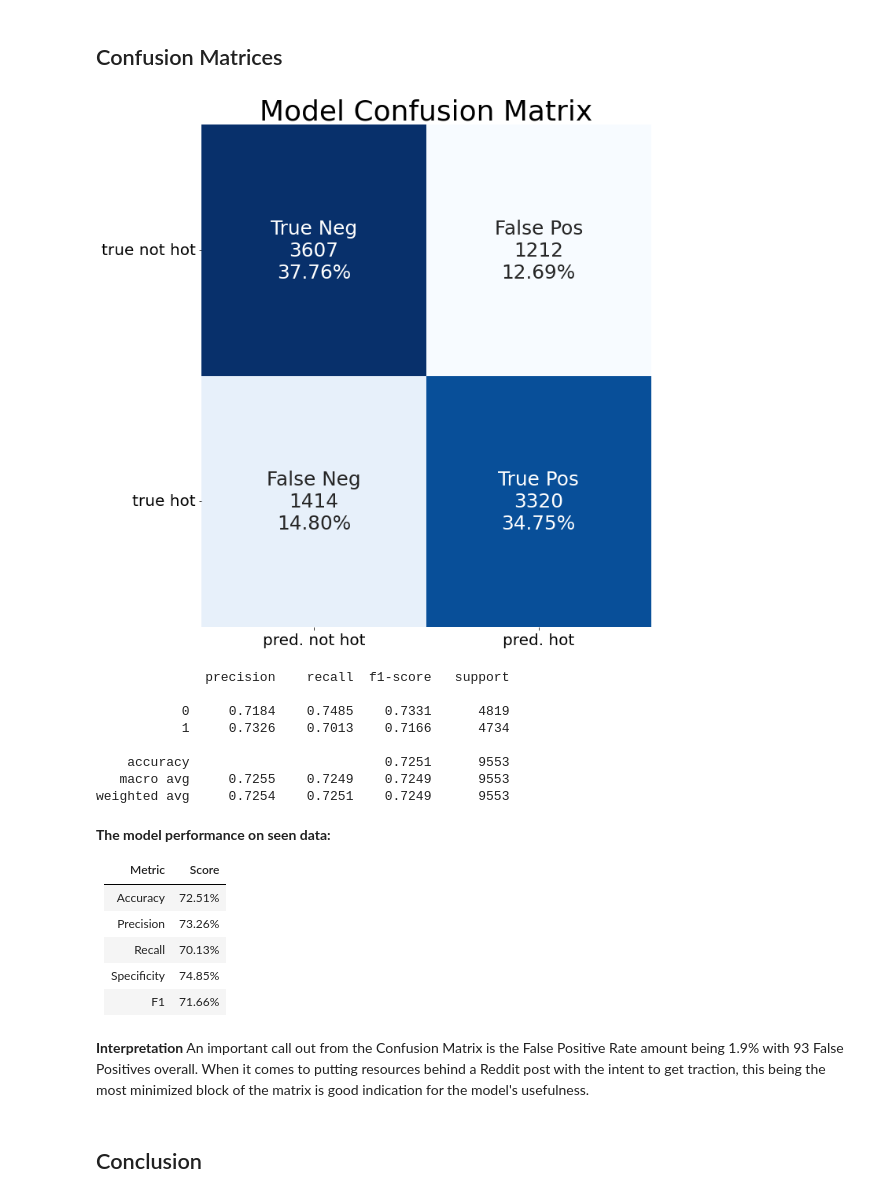
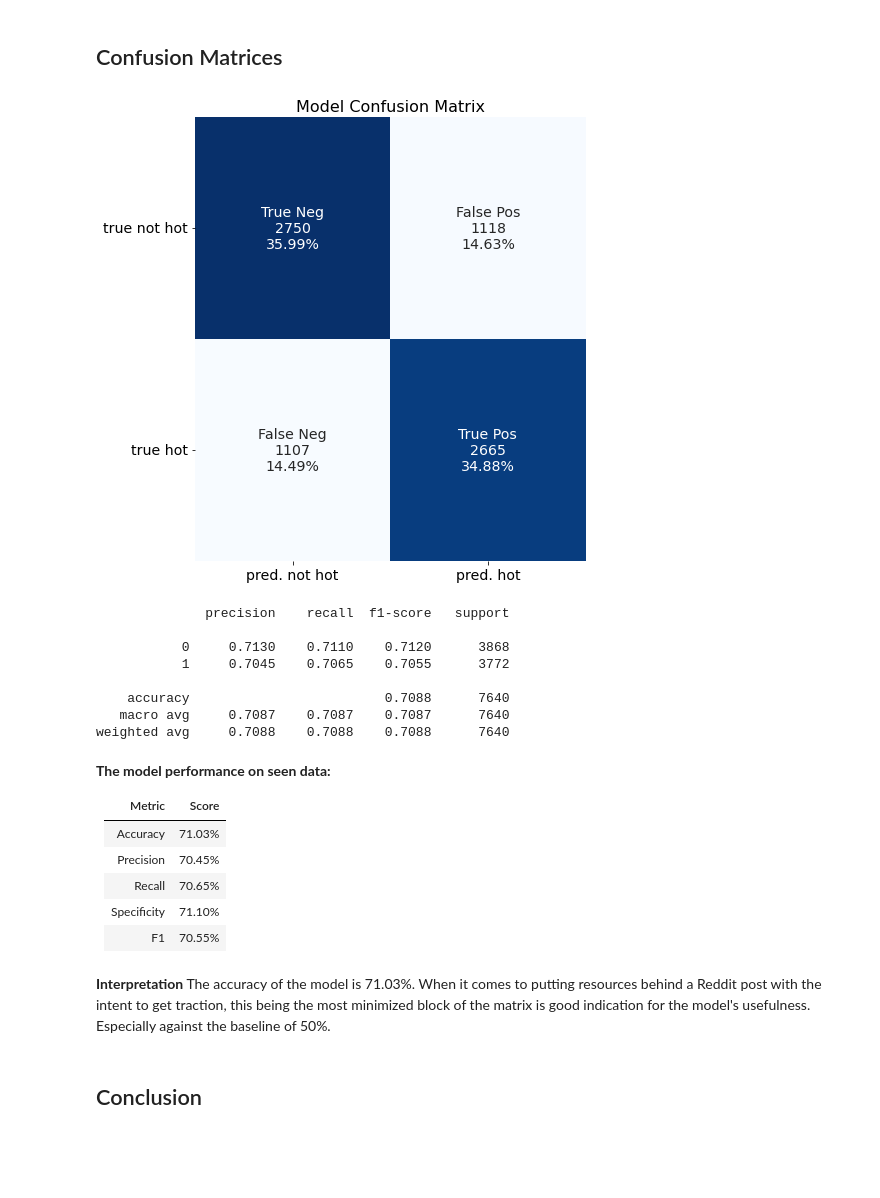
Before and after one commit to lawjackelen/reddit-classification-nlp, a Jupyter notebook: code/04_Modelling.ipynb, the cells around one changed output. Saved outputs shown, nothing was run; the diff lists cells and outputs as text; code cells hidden in the pictures; blank space fills up the shorter version.

```diff
--- a/code/04_Modelling.ipynb
+++ b/code/04_Modelling.ipynb
@@ -360,0 +400,3 @@ Score: 0.72 +- 0.02     min: 0.70, max: 0.73
+# %%
+# rerun our grid search
+rf_gridsearch.fit(X_lemma_adj_train,y_lemma_train)
@@ -360,0 +420,11 @@ Score: 0.72 +- 0.02     min: 0.70, max: 0.73
+# %%
+# initialize a random forest with our updated params
+rf = RandomForestClassifier(n_estimators = 500,
+                            max_depth = None,
+                            min_samples_split = 10,
+                            n_jobs = -1,
+                            random_state = 21)
+
+# fit our rf
+scores = cross_val_score(rf, X_lemma_adj, y_lemma)
+print_scores(scores)
@@ -360,0 +435,11 @@ Score: 0.72 +- 0.02     min: 0.70, max: 0.73
+# %%
+# fit rf to look at the most important features
+rf.fit(X_lemma_adj_train, y_lemma_train)
+
+# look at the top 20 most important features
+my_series = pd.Series(rf.feature_importances_, index = X_lemma_adj.columns)\
+    .sort_values(ascending = False)[:20].sort_values()
+
+fig, ax = plt.subplots(1,1,figsize = (10,7))
+ax = my_series.plot(kind='barh', title = '20 Most Important Features')
+ax.set_xlabel('Feature Importance (%)');
@@ -458,58 +578,60 @@ This indicates that there is opportunity on the side of *not* using a reddit med
 # %% [markdown]
 ## Confusion Matrices
 # %%
-cv = StratifiedKFold(n_splits=5, random_state=66, shuffle=True)
-predicted = cross_val_predict(rf, X_lemma_adj, y_lemma, cv=cv)
+predicted = rf.predict(X_lemma_adj_test)
 # %%
 # https://www.tutorialspoint.com/how-to-hide-the-colorbar-of-a-seaborn-heatmap
 # https://stackoverflow.com/questions/33104322/auto-adjust-font-size-in-seaborn-heatmap
 
-cf_matrix = confusion_matrix(y_lemma, predicted)
+cf_matrix = confusion_matrix(y_lemma_test, predicted)
 
 group_names = ['True Neg','False Pos','False Neg','True Pos']
 
 group_counts = ['{0:0.0f}'.format(value) for value in
                 cf_matrix.flatten()]
 
 group_percentages = ['{0:.2%}'.format(value) for value in
                      cf_matrix.flatten()/np.sum(cf_matrix)]
 
 labels = [f'{v1}\n{v2}\n{v3}' for v1, v2, v3 in
           zip(group_names,group_counts,group_percentages)]
 
 labels = np.asarray(labels).reshape(2,2)
 
 
 
 
 chart = sns.heatmap(cf_matrix,
-                    annot=labels, annot_kws={"size": 35 / np.sqrt(len(cf_matrix))},
+                    annot=labels,
+                    annot_kws={"size": 20 / np.sqrt(len(cf_matrix))},
                     fmt='', cmap='Blues', cbar=False,
             xticklabels=['pred. not hot','pred. hot'],
             yticklabels=['true not hot', 'true hot'])
-chart.set_xticklabels(chart.get_xticklabels(), rotation=0, fontsize = 20)
-chart.set_yticklabels(chart.get_yticklabels(), rotation=0, fontsize = 20)
+chart.set_xticklabels(chart.get_xticklabels(), rotation=0,
+                      fontsize = 20 / np.sqrt(len(cf_matrix)))
+chart.set_yticklabels(chart.get_yticklabels(), rotation=0,
+                      fontsize = 20 / np.sqrt(len(cf_matrix)))
 
-chart.set_title("Model Confusion Matrix", fontsize=36)
+chart.set_title("Model Confusion Matrix", fontsize=16)
 
 fig = plt.gcf()
-fig.set_size_inches(10,10)
+fig.set_size_inches(7,7)
 
 plt.tight_layout()
 plt.savefig('../images/confusion_matrix.png', transparent=True);
 # %% [output]
-[figure, old version]
+[figure, new version]
 # %%
-print(classification_report(y_lemma, predicted, digits = 4))
+print(classification_report(y_lemma_test, predicted, digits = 4))
 # %% [output]
               precision    recall  f1-score   support
 
-           0     0.7184    0.7485    0.7331      4819
-           1     0.7326    0.7013    0.7166      4734
+           0     0.7130    0.7110    0.7120      3868
+           1     0.7045    0.7065    0.7055      3772
 
-    accuracy                         0.7251      9553
-   macro avg     0.7255    0.7249    0.7249      9553
-weighted avg     0.7254    0.7251    0.7249      9553
+    accuracy                         0.7088      7640
+   macro avg     0.7087    0.7087    0.7087      7640
+weighted avg     0.7088    0.7088    0.7088      7640
 # %%
 %%html
 <style>
@@ -520,13 +642,13 @@ table {float:left}
 
 |Metric|Score|
 |---|---|
-|Accuracy|72.51%|
-|Precision|73.26%|
-|Recall|70.13%|
-|Specificity|74.85%|
-|F1|71.66%|
+|Accuracy|71.03%|
+|Precision|70.45%|
+|Recall|70.65%|
+|Specificity|71.10%|
+|F1|70.55%|
 # %% [markdown]
-**Interpretation** An important call out from the Confusion Matrix is the False Positive Rate amount being 1.9% with 93 False Positives overall. When it comes to putting resources behind a Reddit post with the intent to get traction, this being the most minimized block of the matrix is good indication for the model's usefulness.
+**Interpretation** The accuracy of the model is 71.03%. When it comes to putting resources behind a Reddit post with the intent to get traction, this being the most minimized block of the matrix is good indication for the model's usefulness. Especially against the baseline of 50%.
 # %% [markdown]
 ## Conclusion
 # %% [markdown]
```
Also changed, not shown: parts of 72 cells of this notebook, 8 other files.
